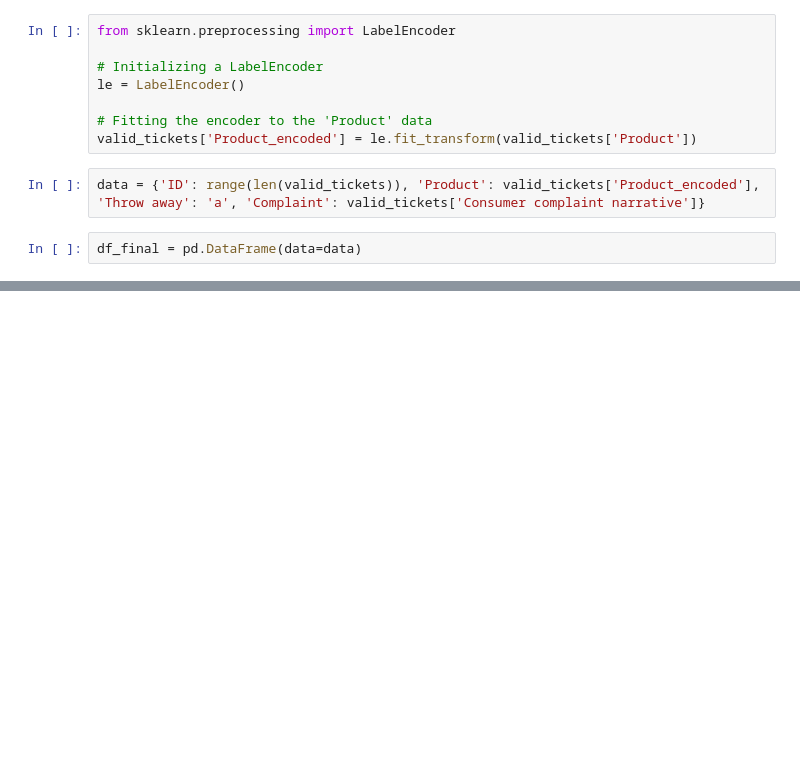
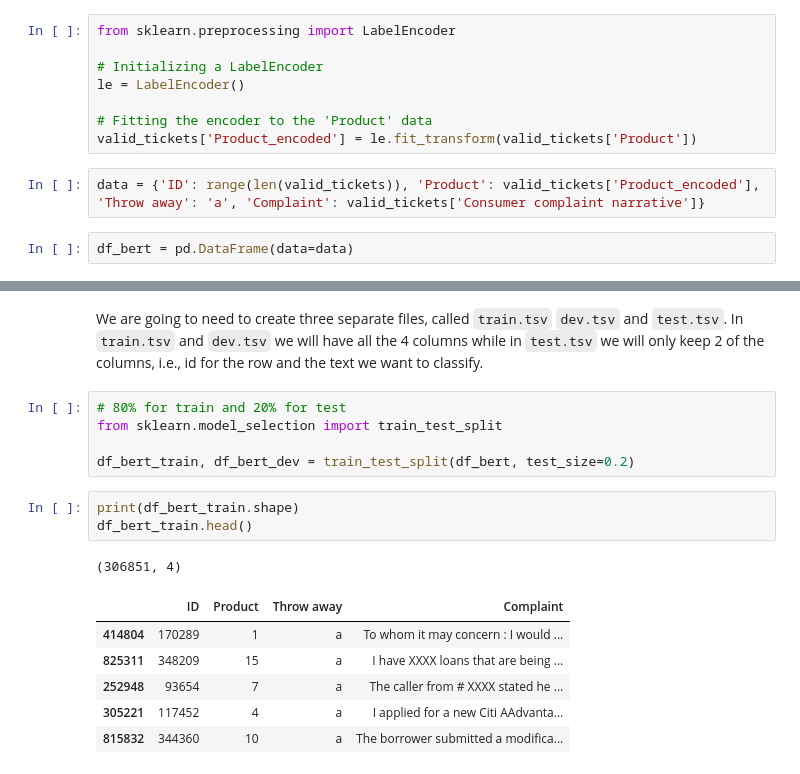
Before and after one commit to harunugurlu/mobile-action-internship, a Jupyter notebook: Data Science/Sample Projects/Customer Support Ticket Categorization/customer-support-ticket-categorization.ipynb, the cells around one changed output, grey strips where cells are left out. Drawn from its saved outputs; the diff is of its cells as text; blank space fills up the shorter version.

Commit message:
create test train and dev dfs and tsv files

```diff
--- a/Data Science/Sample Projects/Customer Support Ticket Categorization/customer-support-ticket-categorization.ipynb
+++ b/Data Science/Sample Projects/Customer Support Ticket Categorization/customer-support-ticket-categorization.ipynb
@@ -302,5 +250,5 @@ valid_tickets['Product_encoded'] = le.fit_transform(valid_tickets['Product'])
 # %%
 data = {'ID': range(len(valid_tickets)), 'Product': valid_tickets['Product_encoded'], 'Throw away': 'a', 'Complaint': valid_tickets['Consumer complaint narrative']}
 # %%
-df_final = pd.DataFrame(data=data)
+df_bert = pd.DataFrame(data=data)
 # %%
@@ -312,3 +260,21 @@ df_final.head()
 | 30735 | 2 | 6 | a | There are many mistakes appear in... |
 | 30795 | 3 | 6 | a | There are many mistakes appear in... |
 | 30807 | 4 | 6 | a | There are many mistakes appear in... |
+# %% [markdown]
+We are going to need to create three separate files, called ``train.tsv`` ``dev.tsv`` and ``test.tsv``.  In ``train.tsv`` and ``dev.tsv`` we will have all the 4 columns while in ``test.tsv`` we will only keep 2 of the columns, i.e., id for the row and the text we want to classify.
+# %%
+# 80% for train and 20% for test
+from sklearn.model_selection import train_test_split
+
+df_bert_train, df_bert_dev = train_test_split(df_bert, test_size=0.2)
+# %%
+print(df_bert_train.shape)
+df_bert_train.head()
+# %% [output]
+(306851, 4)
+|  | ID | Product | Throw away | Complaint |
+| 414804 | 170289 | 1 | a | To whom it may concern : I would ... |
+| 825311 | 348209 | 15 | a | I have XXXX loans that are being ... |
+| 252948 | 93654 | 7 | a | The caller from # XXXX stated he ... |
+| 305221 | 117452 | 4 | a | I applied for a new Citi AAdvanta... |
+| 815832 | 344360 | 10 | a | The borrower submitted a modifica... |
```
Also changed, not shown: parts of 15 cells of this notebook.
